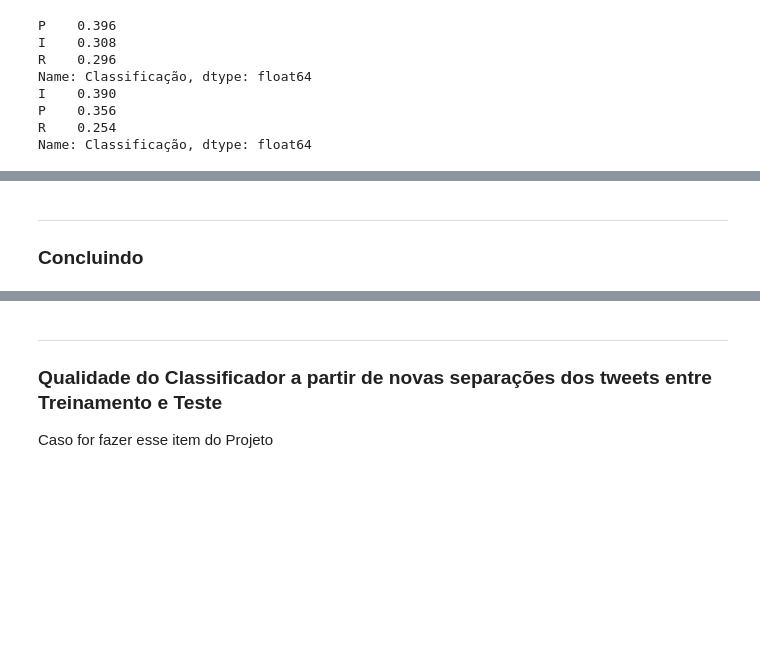
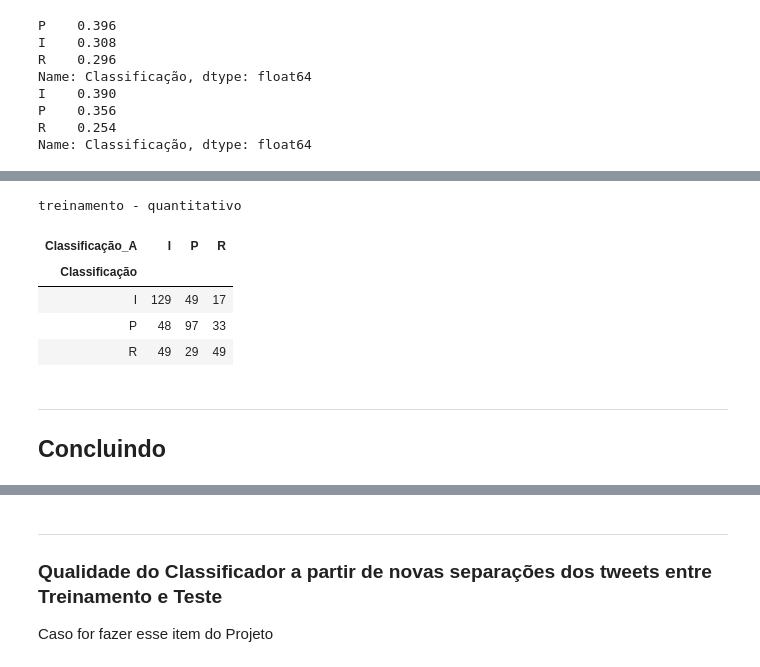
Before and after one commit to JorasOliveira/cDadosP1, a Jupyter notebook: Projeto1_Layout_Classificador.ipynb, the cells around one changed output, grey strips where cells are left out. Saved outputs shown, nothing was run; the diff lists cells and outputs as text; code cells hidden in the pictures; blank space fills up the shorter version.

```diff
--- a/Projeto1_Layout_Classificador.ipynb
+++ b/Projeto1_Layout_Classificador.ipynb
@@ -222,3 +301,13 @@ treinamento - quantitativo
+# %%
+print('treinamento - quantitativo')
+pd.crosstab(train.Classificação, train.Classificação_A)
+# %% [output]
+treinamento - quantitativo
+| Classificação_A | I | P | R |
+| Classificação |  |  |  |
+| I | 129 | 49 | 17 |
+| P | 48 | 97 | 33 |
+| R | 49 | 29 | 49 |
 # %% [markdown]
 ___
-### Concluindo
+## Concluindo
```
Also changed, not shown: parts of 16 cells of this notebook.
